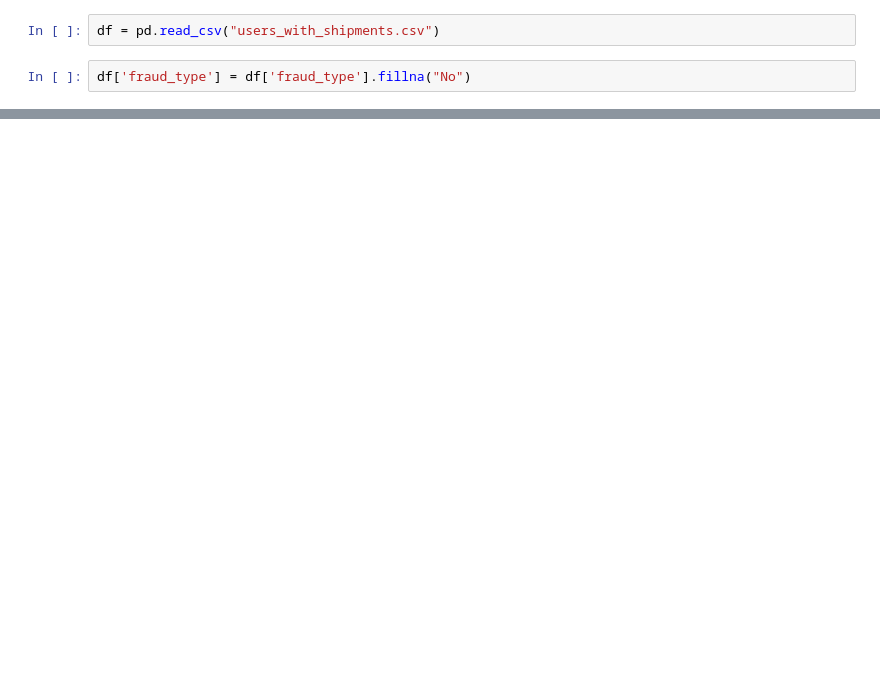
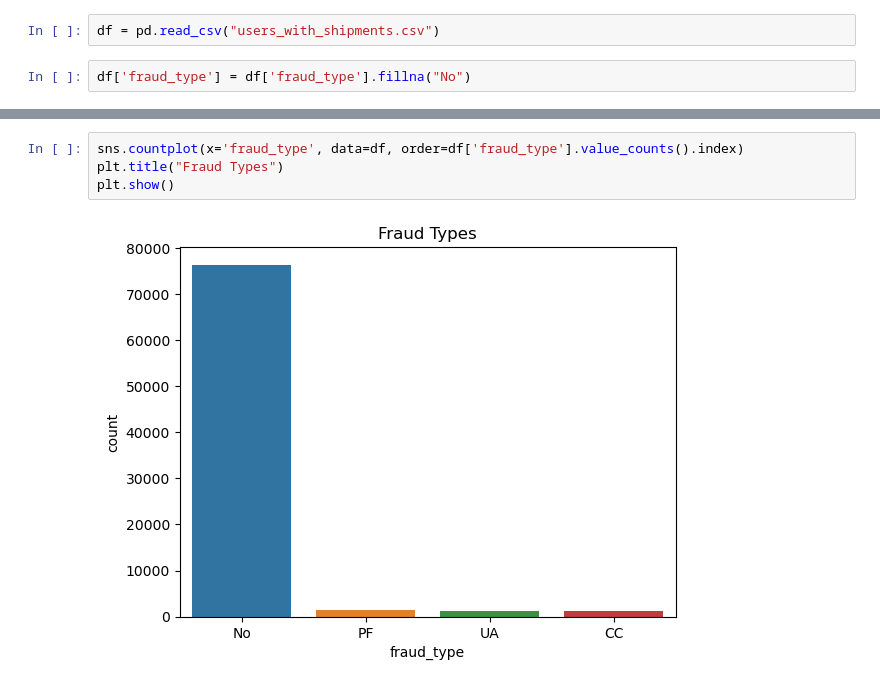
Before and after one commit to alanqiao6/fraud-detection, a Jupyter notebook: fraud_detection.ipynb, the cells around one changed output, grey strips where cells are left out. Saved outputs shown, nothing was run; the diff lists cells and outputs as text; blank space fills up the shorter version.

```diff
--- a/fraud_detection.ipynb
+++ b/fraud_detection.ipynb
@@ -28,0 +80,6 @@ Name: count, dtype: int64
+# %%
+sns.countplot(x='fraud_type', data=df, order=df['fraud_type'].value_counts().index)
+plt.title("Fraud Types")
+plt.show()
+# %% [output]
+[figure, added]
```
Also changed, not shown: parts of 30 cells of this notebook.
